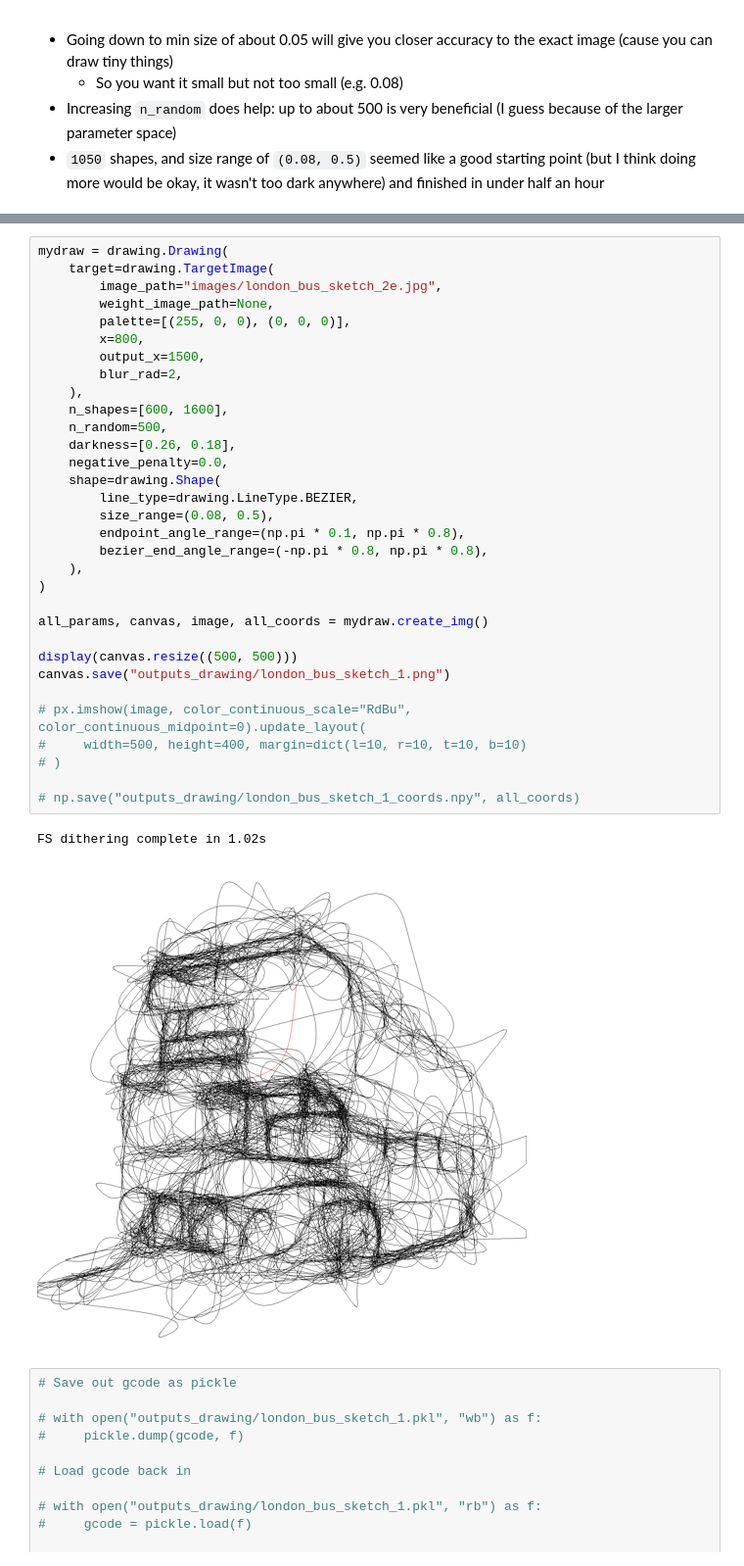
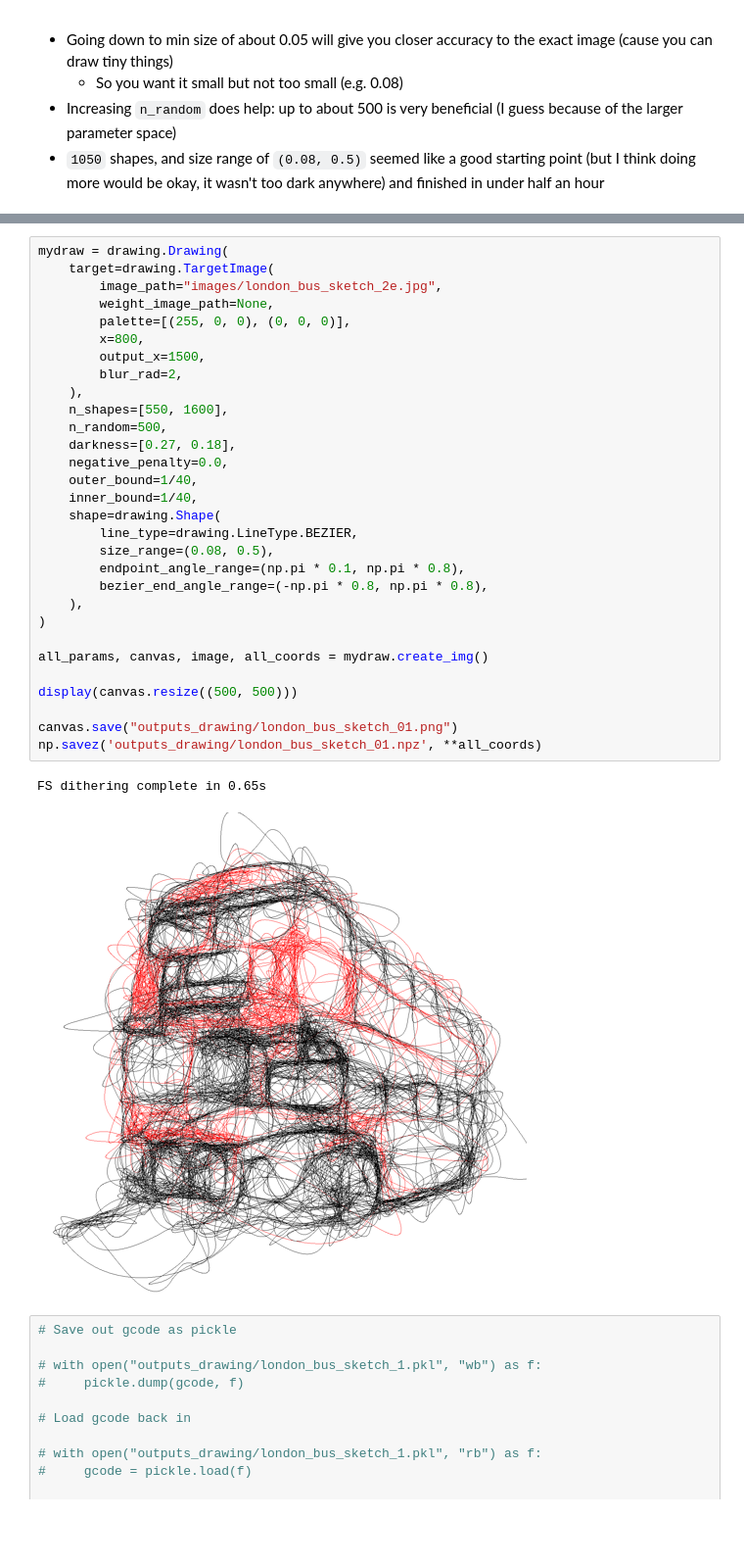
Before and after one commit to ptuan32501-pixel/computational-thread-art-v3, a Jupyter notebook: thread-art-drawing.ipynb, the cells around one changed output, grey strips where cells are left out. Shown at 98% size. Cells and saved outputs as stored; diff of their text form; blank space fills up the shorter version.

Commit message:
refresh drawings

```diff
--- a/thread-art-drawing.ipynb
+++ b/thread-art-drawing.ipynb
@@ -52,38 +118,36 @@ What have I learned so far?
 # %%
 mydraw = drawing.Drawing(
     target=drawing.TargetImage(
         image_path="images/london_bus_sketch_2e.jpg",
         weight_image_path=None,
         palette=[(255, 0, 0), (0, 0, 0)],
         x=800,
         output_x=1500,
         blur_rad=2,
     ),
-    n_shapes=[600, 1600],
+    n_shapes=[550, 1600],
     n_random=500,
-    darkness=[0.26, 0.18],
+    darkness=[0.27, 0.18],
     negative_penalty=0.0,
+    outer_bound=1/40,
+    inner_bound=1/40,
     shape=drawing.Shape(
         line_type=drawing.LineType.BEZIER,
         size_range=(0.08, 0.5),
         endpoint_angle_range=(np.pi * 0.1, np.pi * 0.8),
         bezier_end_angle_range=(-np.pi * 0.8, np.pi * 0.8),
     ),
 )
 
 all_params, canvas, image, all_coords = mydraw.create_img()
 
 display(canvas.resize((500, 500)))
-canvas.save("outputs_drawing/london_bus_sketch_1.png")
 
-# px.imshow(image, color_continuous_scale="RdBu", color_continuous_midpoint=0).update_layout(
-#     width=500, height=400, margin=dict(l=10, r=10, t=10, b=10)
-# )
-
-# np.save("outputs_drawing/london_bus_sketch_1_coords.npy", all_coords)
+canvas.save("outputs_drawing/london_bus_sketch_01.png")
+np.savez('outputs_drawing/london_bus_sketch_01.npz', **all_coords)
 # %% [output]
-FS dithering complete in 1.02s
+FS dithering complete in 0.65s
-[figure, old version]
+[figure, new version]
 # %%
 # Save out gcode as pickle
 
```
Also changed, not shown: parts of 8 cells of this notebook, 32 other files.
